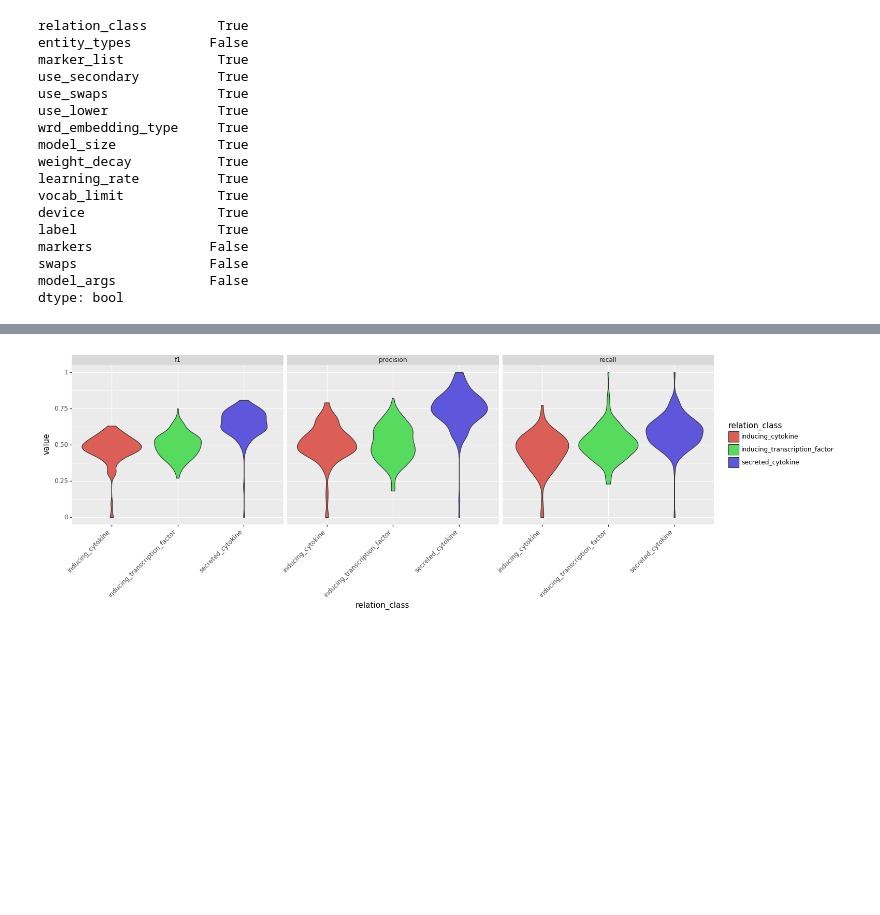
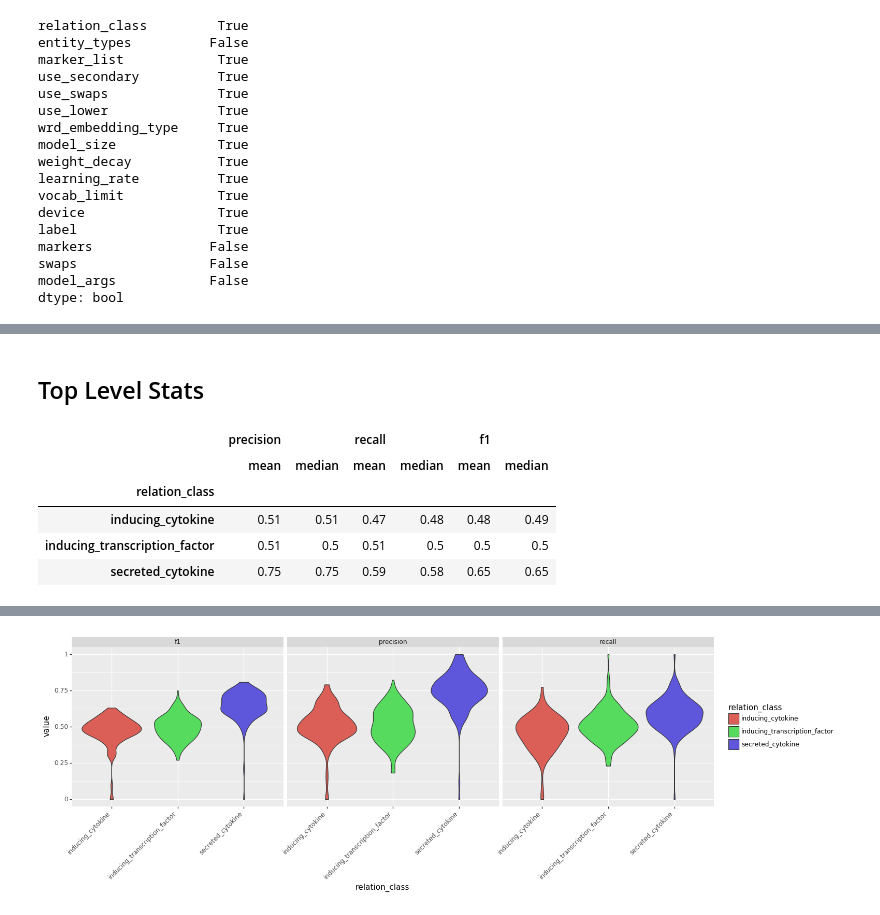
Before and after one commit to hammerlab/t-cell-relation-extraction, a Jupyter notebook: pipeline/experiments/label-model-training/label-model-training-v3-r1-analysis.ipynb, the cells around one changed output, grey strips where cells are left out. Drawn from its saved outputs; the diff is of its cells as text; code cells hidden in the pictures; blank space fills up the shorter version.

```diff
--- a/pipeline/experiments/label-model-training/label-model-training-v3-r1-analysis.ipynb
+++ b/pipeline/experiments/label-model-training/label-model-training-v3-r1-analysis.ipynb
@@ -131 +131,12 @@ dfp.head()
 5 rows × 23 columns
+# %% [markdown]
+## Top Level Stats
+# %%
+dfp.groupby('relation_class')[['precision', 'recall', 'f1']].agg(['mean', 'median']).round(2).style.background_gradient()
+# %% [output]
+|  | precision |  | recall |  | f1 |  |
+|  | mean | median | mean | median | mean | median |
+| relation_class |  |  |  |  |  |  |
+| inducing_cytokine | 0.51 | 0.51 | 0.47 | 0.48 | 0.48 | 0.49 |
+| inducing_transcription_factor | 0.51 | 0.5 | 0.51 | 0.5 | 0.5 | 0.5 |
+| secreted_cytokine | 0.75 | 0.75 | 0.59 | 0.58 | 0.65 | 0.65 |
```
Also changed, not shown: parts of 9 cells of this notebook, 19 other files.
